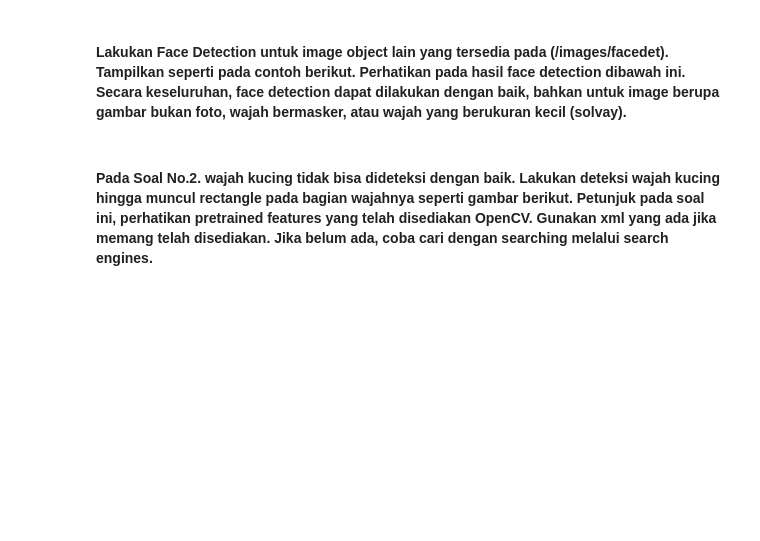
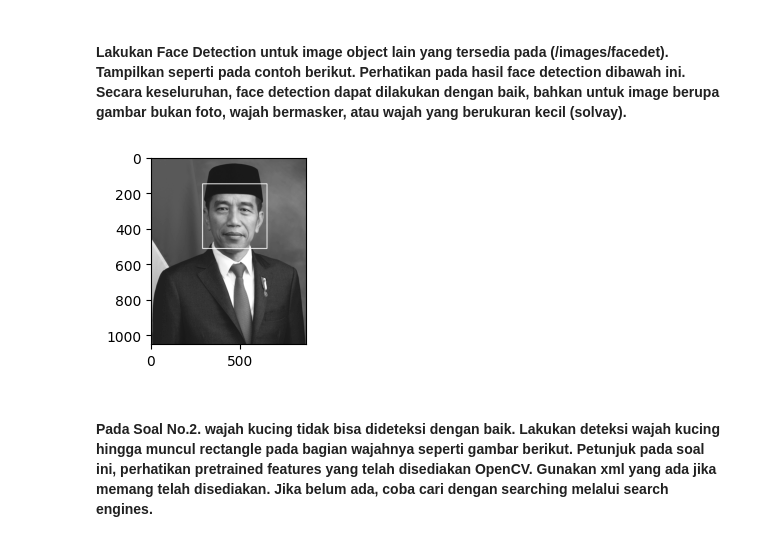
Before and after one commit to 16Komang/PCVK, a Jupyter notebook: week12.ipynb, the cells around one changed output. Saved outputs shown, nothing was run; the diff lists cells and outputs as text; code cells hidden in the pictures; blank space fills up the shorter version.

```diff
--- a/week12.ipynb
+++ b/week12.ipynb
@@ -17,5 +19,15 @@ from PIL import Image as im
 # %% [markdown]
 #### Lakukan Face Detection untuk image object lain yang tersedia pada (/images/facedet). Tampilkan seperti pada contoh berikut. Perhatikan pada hasil face detection dibawah ini. Secara keseluruhan, face detection dapat dilakukan dengan baik, bahkan untuk image berupa gambar bukan foto, wajah bermasker, atau wajah yang berukuran kecil (solvay).
+# %%
+cascade_wajah = cv.CascadeClassifier('/content/drive/MyDrive/Images/haarcascades/haarcascade_frontalface_alt.xml')
+jokowi = cv.imread('/content/drive/MyDrive/Images/facedet/jokowi.jpg',0)
+roi_wajah = cascade_wajah.detectMultiScale(jokowi)
+for(x,y,w,h) in roi_wajah:
+ cv.rectangle(jokowi,(x,y),(x+w,y+h),(255,255,255),3)
+ plt.figure(figsize = (2,5))
+ plt.imshow(jokowi, cmap='gray')
+# %% [output]
+[figure, added]
 # %% [markdown]
 #### Pada Soal No.2. wajah kucing tidak bisa dideteksi dengan baik. Lakukan deteksi wajah kucing hingga muncul rectangle pada bagian wajahnya seperti gambar berikut. Petunjuk pada soal ini, perhatikan pretrained features yang telah disediakan OpenCV. Gunakan xml yang ada jika memang telah disediakan. Jika belum ada, coba cari dengan searching melalui search engines.
 # %% [markdown]
```
Also changed, not shown: parts of 1 cell of this notebook.
